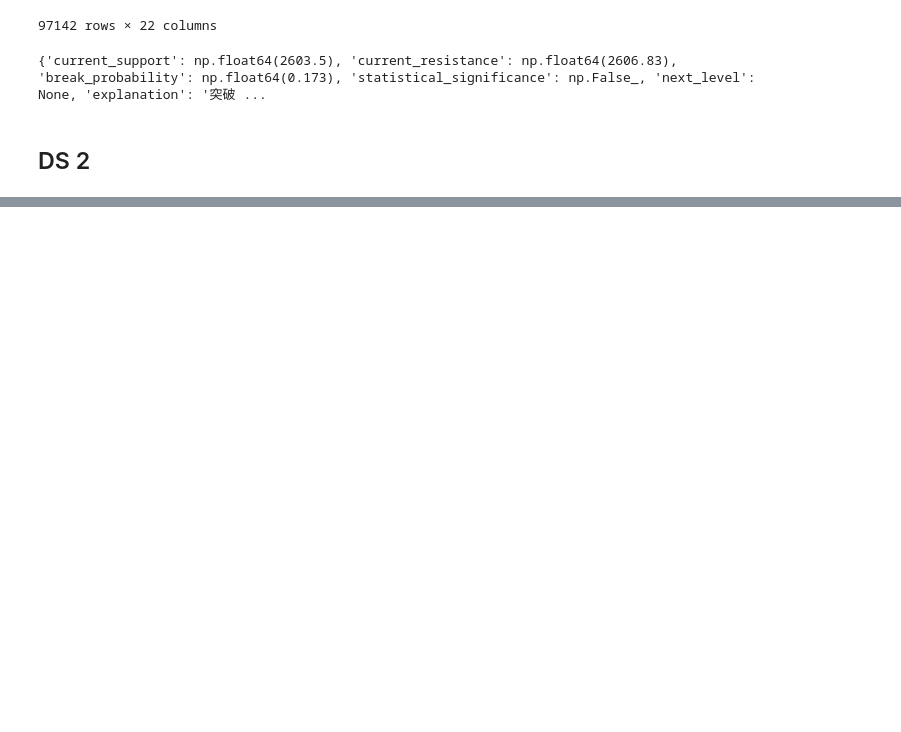
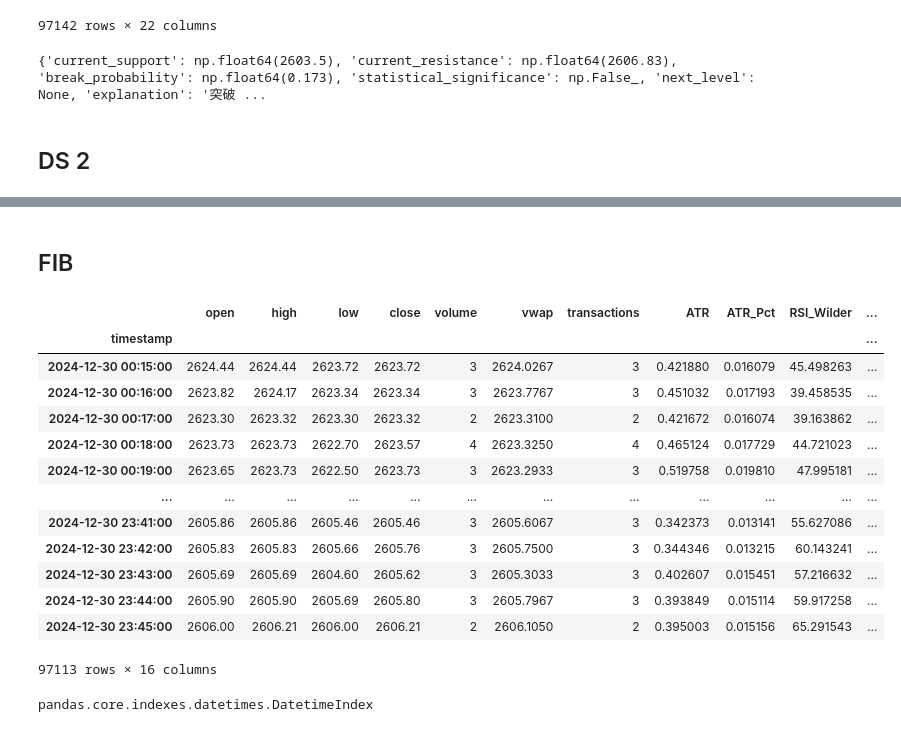
Before and after one commit to o897867/gold, a Jupyter notebook: ResSup.ipynb, the cells around one changed output, grey strips where cells are left out. Cells and saved outputs as stored; diff of their text form; code cells hidden in the pictures; blank space fills up the shorter version.

```diff
--- a/ResSup.ipynb
+++ b/ResSup.ipynb
@@ -793,0 +1047,24 @@ plot_support_resistance(df, next_support, next_resistance)
+# %% [markdown]
+ ## FIB ##
+# %%
+df
+# %% [output]
+|  | open | high | low | close | volume | vwap | transactions | ATR | ATR_Pct | RSI_Wilder | ... |
+| timestamp |  |  |  |  |  |  |  |  |  |  | ... |
+| 2024-12-30 00:15:00 | 2624.44 | 2624.44 | 2623.72 | 2623.72 | 3 | 2624.0267 | 3 | 0.421880 | 0.016079 | 45.498263 | ... |
+| 2024-12-30 00:16:00 | 2623.82 | 2624.17 | 2623.34 | 2623.34 | 3 | 2623.7767 | 3 | 0.451032 | 0.017193 | 39.458535 | ... |
+| 2024-12-30 00:17:00 | 2623.30 | 2623.32 | 2623.30 | 2623.32 | 2 | 2623.3100 | 2 | 0.421672 | 0.016074 | 39.163862 | ... |
+| 2024-12-30 00:18:00 | 2623.73 | 2623.73 | 2622.70 | 2623.57 | 4 | 2623.3250 | 4 | 0.465124 | 0.017729 | 44.721023 | ... |
+| 2024-12-30 00:19:00 | 2623.65 | 2623.73 | 2622.50 | 2623.73 | 3 | 2623.2933 | 3 | 0.519758 | 0.019810 | 47.995181 | ... |
+| ... | ... | ... | ... | ... | ... | ... | ... | ... | ... | ... | ... |
+| 2024-12-30 23:41:00 | 2605.86 | 2605.86 | 2605.46 | 2605.46 | 3 | 2605.6067 | 3 | 0.342373 | 0.013141 | 55.627086 | ... |
+| 2024-12-30 23:42:00 | 2605.83 | 2605.83 | 2605.66 | 2605.76 | 3 | 2605.7500 | 3 | 0.344346 | 0.013215 | 60.143241 | ... |
+| 2024-12-30 23:43:00 | 2605.69 | 2605.69 | 2604.60 | 2605.62 | 3 | 2605.3033 | 3 | 0.402607 | 0.015451 | 57.216632 | ... |
+| 2024-12-30 23:44:00 | 2605.90 | 2605.90 | 2605.69 | 2605.80 | 3 | 2605.7967 | 3 | 0.393849 | 0.015114 | 59.917258 | ... |
+| 2024-12-30 23:45:00 | 2606.00 | 2606.21 | 2606.00 | 2606.21 | 2 | 2606.1050 | 2 | 0.395003 | 0.015156 | 65.291543 | ... |
+97113 rows × 16 columns
+# %%
+df.index = pd.to_datetime(df.index)
+type(df.index)
+# %% [output]
+pandas.core.indexes.datetimes.DatetimeIndex
```
Also changed, not shown: parts of 13 cells of this notebook.
